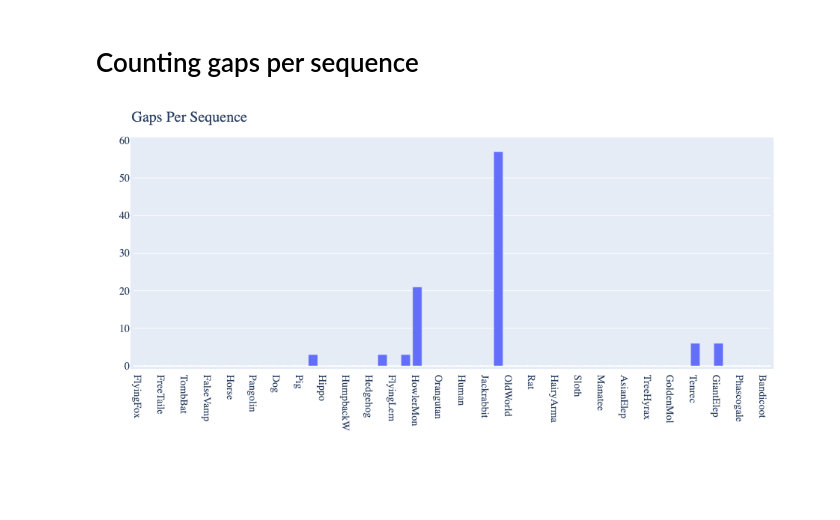
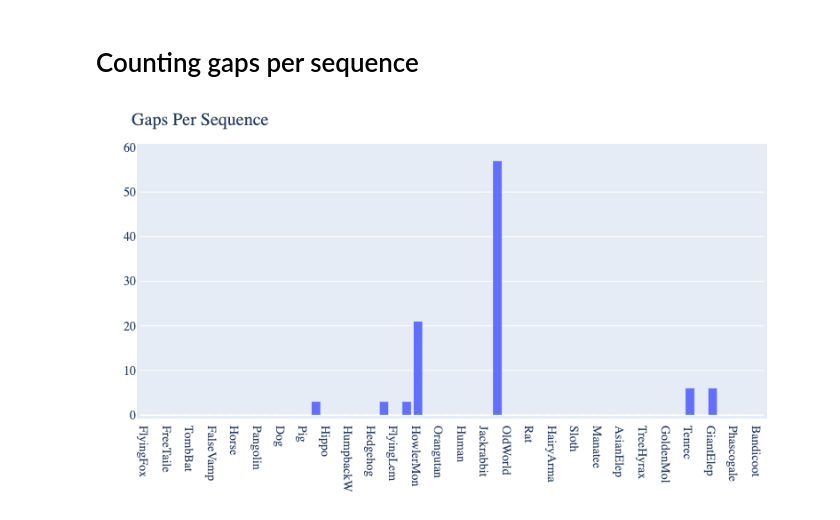
Before and after one commit to Qinzi27/BIOL3157, a Jupyter notebook: doc/draw/display-gaps-per-seq.ipynb, the cells around one changed output. Drawn from its saved outputs; the diff is of its cells as text; code cells hidden in the pictures; blank space fills up the shorter version.

```diff
--- a/doc/draw/display-gaps-per-seq.ipynb
+++ b/doc/draw/display-gaps-per-seq.ipynb
@@ -1,14 +1,11 @@
 # %% [markdown]
 # Counting gaps per sequence
 # %%
-import plotly.offline as py
-py.init_notebook_mode(connected=True)
-
 from cogent3 import load_aligned_seqs
 
 aln = load_aligned_seqs('../../tests/data/brca1.fasta', moltype='dna')
 
 counts = aln.count_gaps_per_seq(unique=True, drawable='bar')
-counts.iplot(width=500)
+counts.show(width=500)
 # %% [output]
-[figure, old version]
+[figure, new version]
```
Also changed, not shown: 2 other files.
